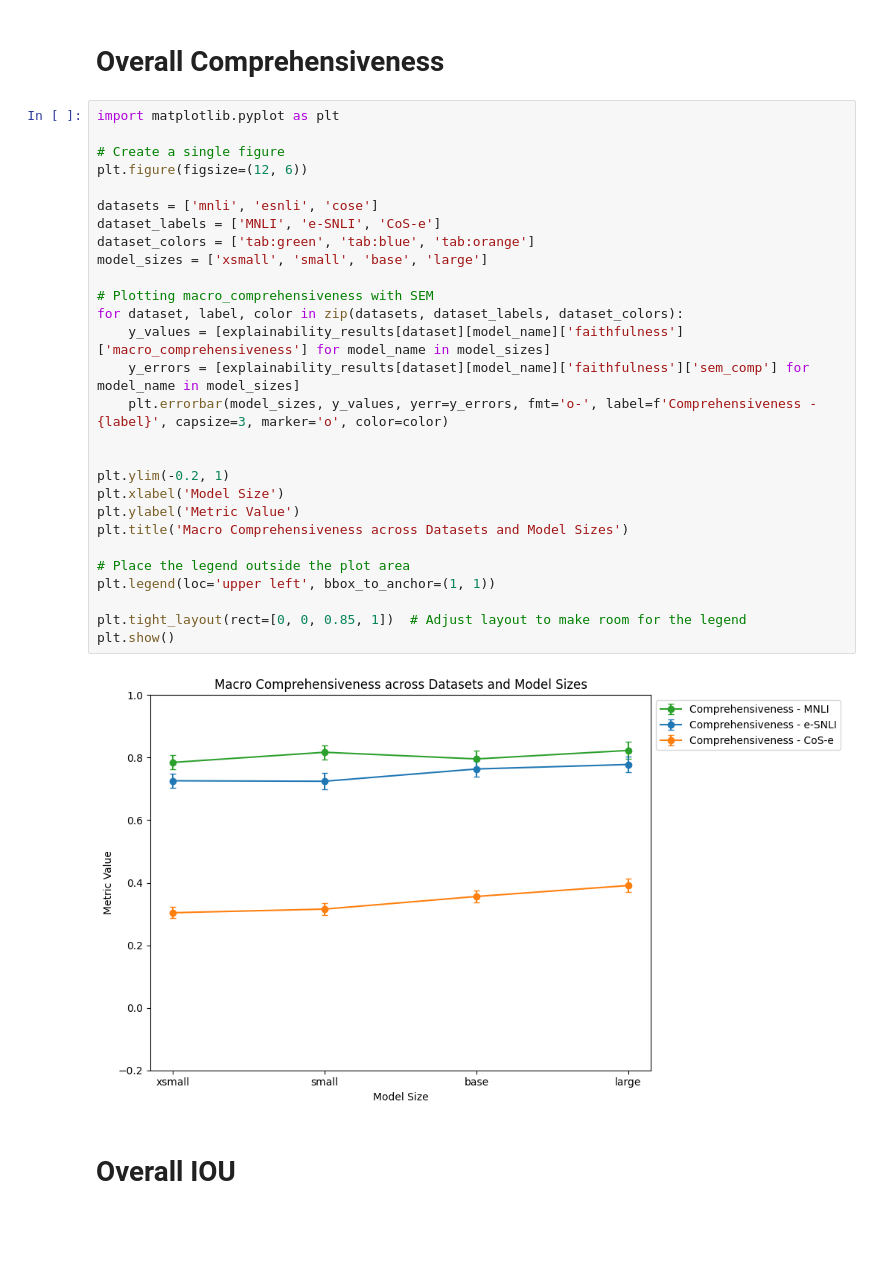
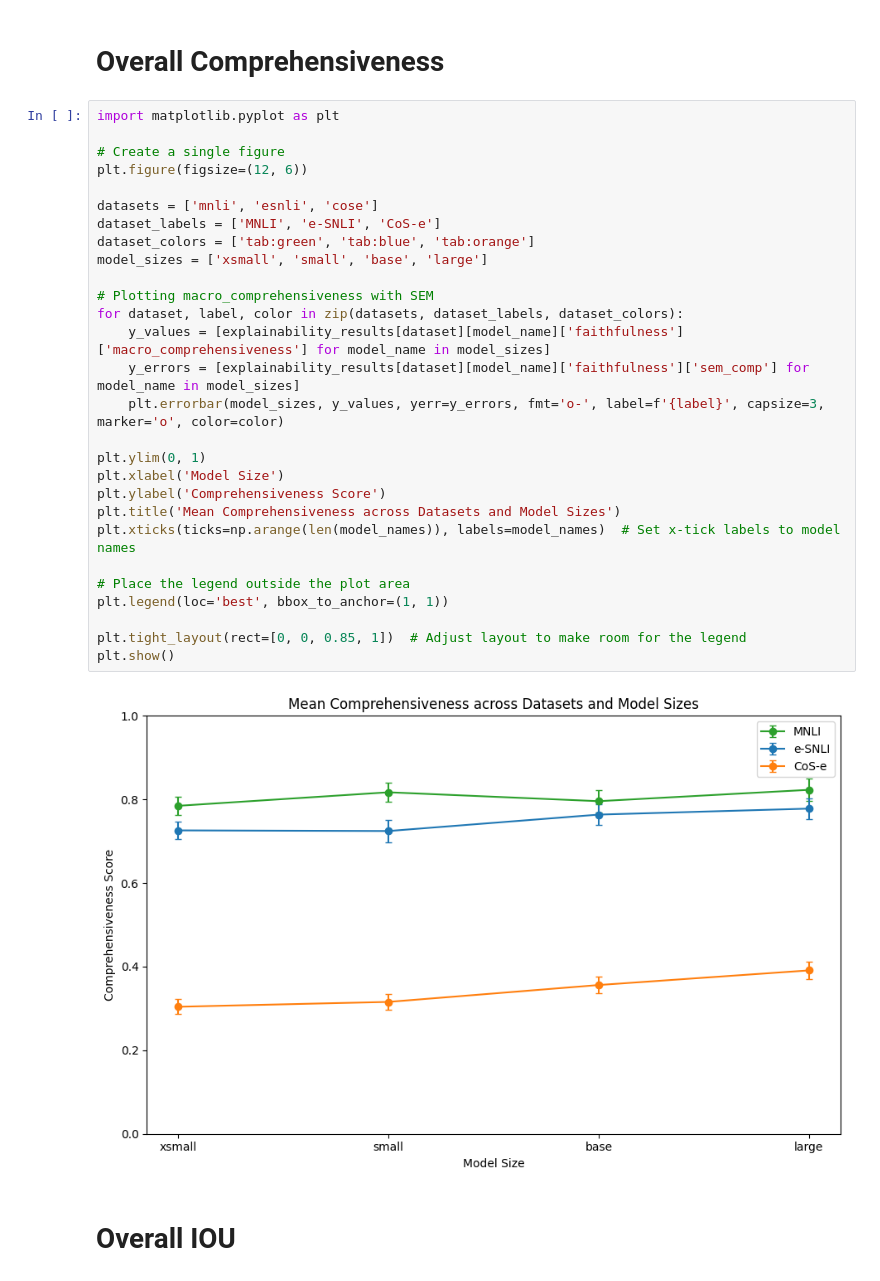
Before and after one commit to henningheyen/Scalability-Of-LLM-Posthoc-Explanations, a Jupyter notebook: ICLR-plots.ipynb, the cells around one changed output. Drawn from its saved outputs; the diff is of its cells as text; blank space fills up the shorter version.

Commit message:
changed plots slightly

```diff
--- a/ICLR-plots.ipynb
+++ b/ICLR-plots.ipynb
@@ -243,33 +243,33 @@ plt.show()
 # %%
 import matplotlib.pyplot as plt
 
 # Create a single figure
 plt.figure(figsize=(12, 6))
 
 datasets = ['mnli', 'esnli', 'cose']
 dataset_labels = ['MNLI', 'e-SNLI', 'CoS-e']
 dataset_colors = ['tab:green', 'tab:blue', 'tab:orange']
 model_sizes = ['xsmall', 'small', 'base', 'large']
 
 # Plotting macro_comprehensiveness with SEM
 for dataset, label, color in zip(datasets, dataset_labels, dataset_colors):
     y_values = [explainability_results[dataset][model_name]['faithfulness']['macro_comprehensiveness'] for model_name in model_sizes]
     y_errors = [explainability_results[dataset][model_name]['faithfulness']['sem_comp'] for model_name in model_sizes]
-    plt.errorbar(model_sizes, y_values, yerr=y_errors, fmt='o-', label=f'Comprehensiveness - {label}', capsize=3, marker='o', color=color)
+    plt.errorbar(model_sizes, y_values, yerr=y_errors, fmt='o-', label=f'{label}', capsize=3, marker='o', color=color)
 
-
-plt.ylim(-0.2, 1)
+plt.ylim(0, 1)
 plt.xlabel('Model Size')
-plt.ylabel('Metric Value')
-plt.title('Macro Comprehensiveness across Datasets and Model Sizes')
+plt.ylabel('Comprehensiveness Score')
+plt.title('Mean Comprehensiveness across Datasets and Model Sizes')
+plt.xticks(ticks=np.arange(len(model_names)), labels=model_names)  # Set x-tick labels to model names
 
 # Place the legend outside the plot area
-plt.legend(loc='upper left', bbox_to_anchor=(1, 1))
+plt.legend(loc='best', bbox_to_anchor=(1, 1))
 
 plt.tight_layout(rect=[0, 0, 0.85, 1])  # Adjust layout to make room for the legend
 plt.show()
 # %% [output]
-[figure, old version]
+[figure, new version]
 # %% [markdown]
 # Overall IOU
 # %%
```
Also changed, not shown: parts of 14 cells of this notebook.
